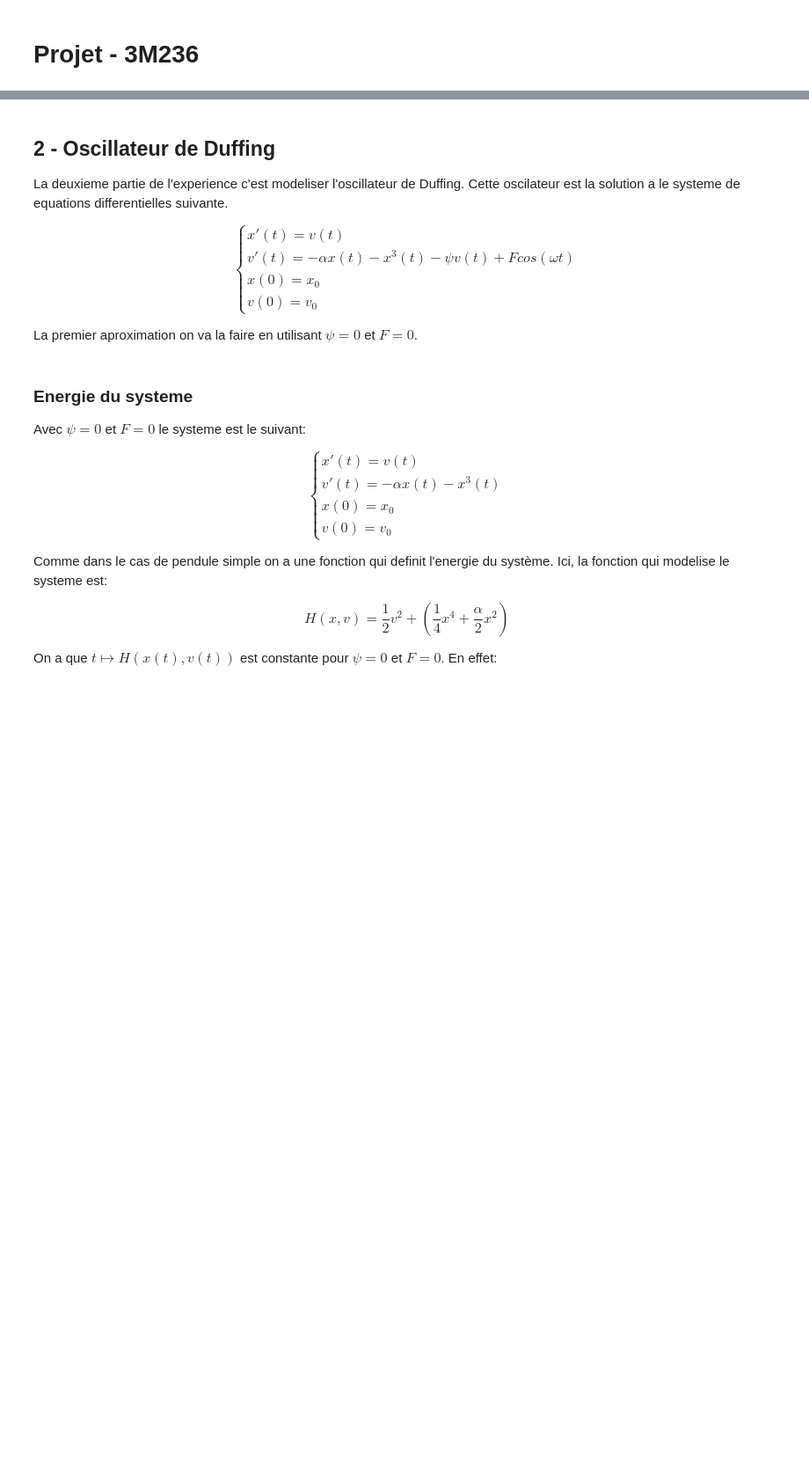
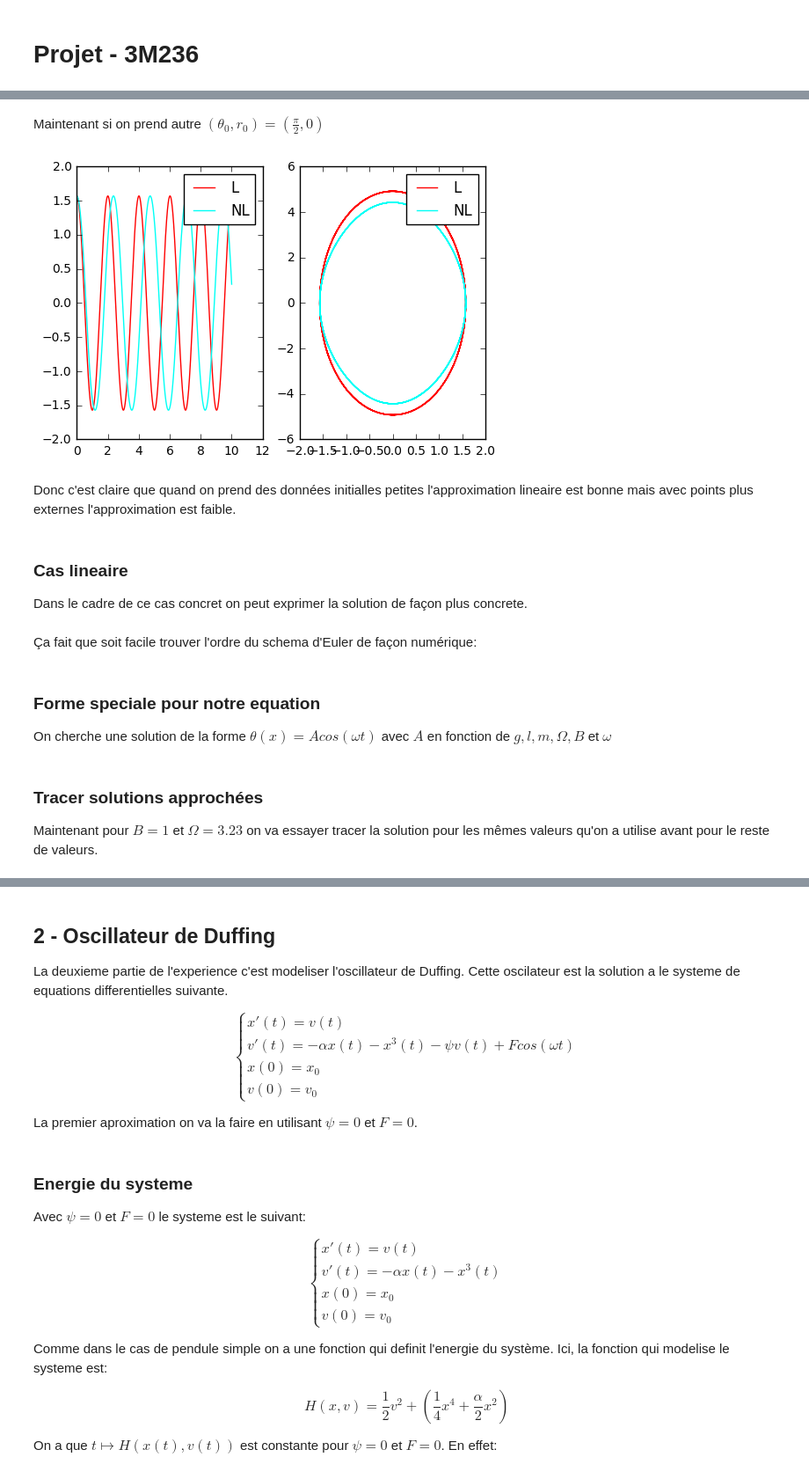
Before and after one commit to DiegoAsterio/equa-diff-3M236, a Jupyter notebook: 3M236_projet.ipynb, the cells around one changed output, grey strips where cells are left out. Shown at 88% size. Drawn from its saved outputs; the diff is of its cells as text; code cells hidden in the pictures; blank space fills up the shorter version.

```diff
--- a/3M236_projet.ipynb
+++ b/3M236_projet.ipynb
@@ -8,0 +103,19 @@ import math
+# %% [markdown]
+Maintenant si on prend autre $(\theta_0 , r_0) = (\frac{\pi}{2}, 0)$
+# %%
+x0 = [math.pi/2,0]
+
+tL, xL = EDO.EulerSymplectique(0,x0,T,dt,g_L)
+tNL, xNL = EDO.EulerSymplectique(0,x0,T,dt,g_NL)
+
+solutions = [[tL,xL],[tNL,xNL]]
+
+plot_pos_et_port(solutions)
+# %% [output]
+[figure, added]
+# %% [markdown]
+Donc c'est claire que quand on prend des données initialles petites l'approximation lineaire est bonne mais avec points plus externes l'approximation est faible.
+# %% [markdown]
+### Cas lineaire
+
+Dans le cadre de ce cas concret on peut exprimer la solution de façon plus concrete.
@@ -8,0 +127,2 @@ import math
+# %% [markdown]
+Ça fait que soit facile trouver l'ordre du schema d'Euler de façon numérique:
@@ -8,0 +133,8 @@ import math
+# %% [markdown]
+### Forme speciale pour notre equation
+
+On cherche une solution de la forme $\theta (x) = Acos(\omega t)$ avec $A$ en fonction de $g, l, m, \Omega, B$ et $\omega$
+# %% [markdown]
+### Tracer solutions approchées
+
+Maintenant pour $B = 1$ et $\Omega = 3.23$ on va essayer tracer la solution pour les mêmes valeurs qu'on a utilise avant pour le reste de valeurs.
```
Also changed, not shown: parts of 19 cells of this notebook, 1 other file.
